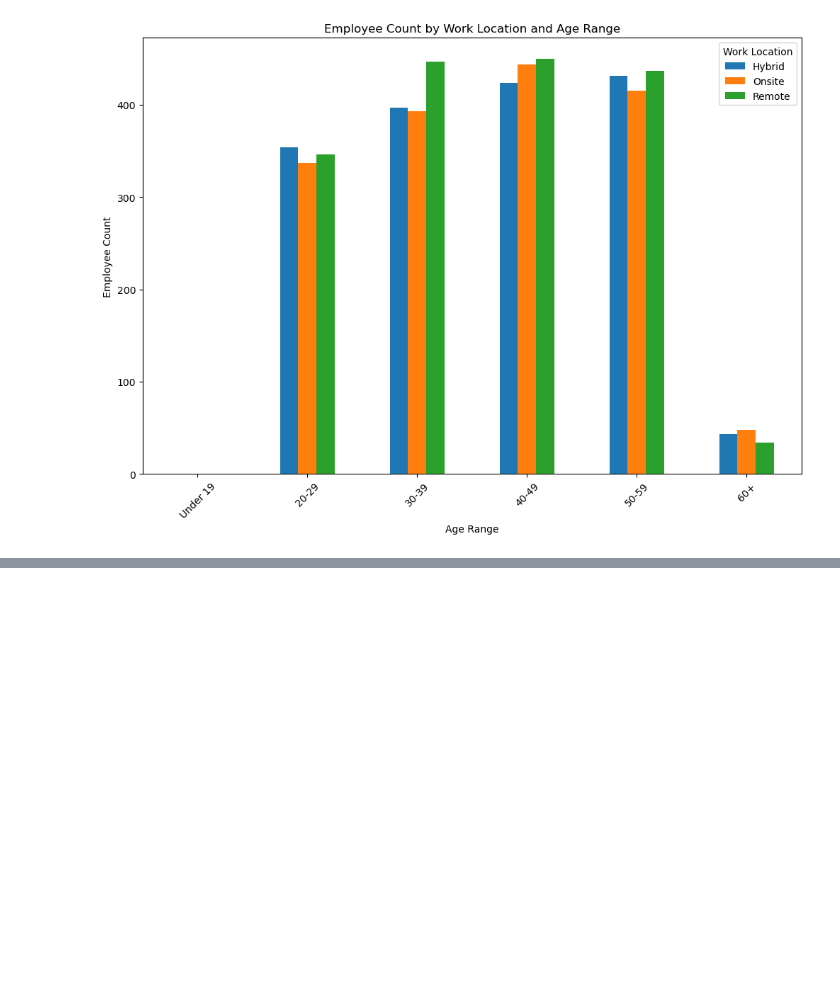
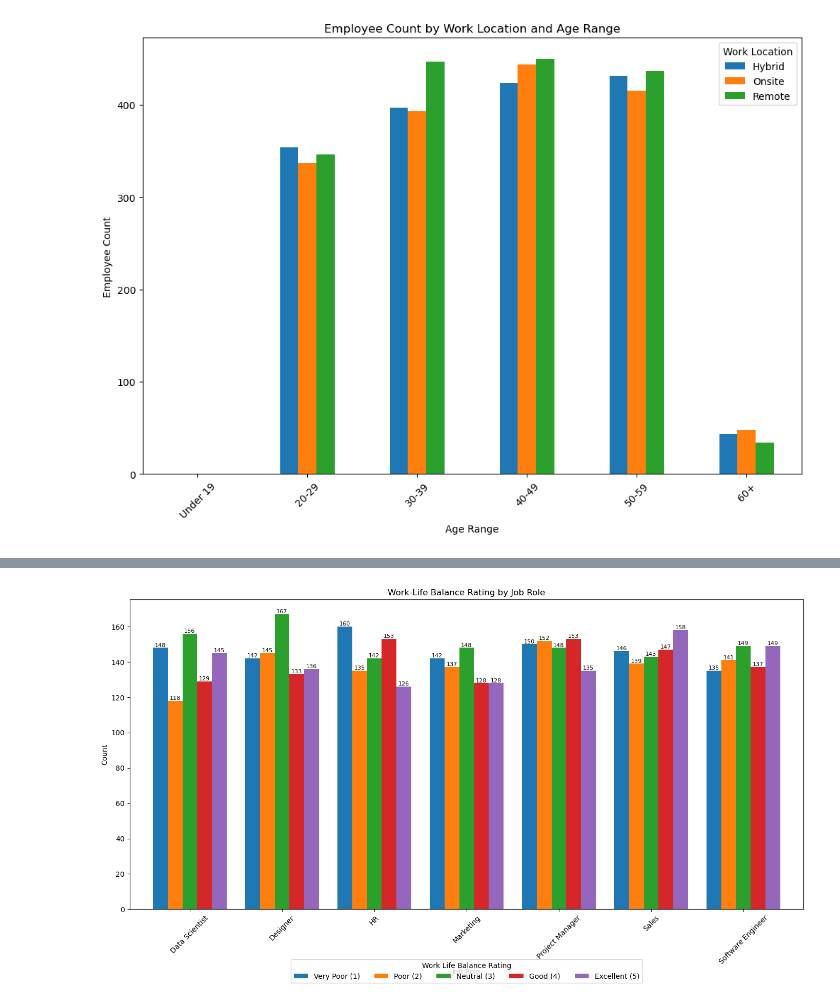
Before and after one commit to wdrossii/Project_1, a Jupyter notebook: Resources/Project_1.ipynb, the cells around one changed output, grey strips where cells are left out. Cells and saved outputs as stored; diff of their text form; code cells hidden in the pictures; blank space fills up the shorter version.

```diff
--- a/Resources/Project_1.ipynb
+++ b/Resources/Project_1.ipynb
@@ -52,0 +100,22 @@ plt.show()
+# %%
+work_life_balance_by_job_role = df.groupby(['Job_Role', 'Work_Life_Balance_Rating']).size().unstack(fill_value=0)
+
+# Plot the side-by-side bar chart
+ax = work_life_balance_by_job_role.plot(kind='bar', figsize=(14, 8), width=0.8)
+plt.title('Work-Life Balance Rating by Job Role')
+plt.xlabel('Job Role')
+plt.ylabel('Count')
+plt.xticks(rotation=45)
+
+# Adding data labels
+for container in ax.containers:
+    ax.bar_label(container, label_type='edge', fontsize=8)
+
+# Position the legend
+plt.legend(title='Work Life Balance Rating', labels=['Very Poor (1)', 'Poor (2)', 'Neutral (3)', 'Good (4)', 'Excellent (5)'],
+           loc='upper center', bbox_to_anchor=(0.5, -0.15), ncol=5)
+
+plt.tight_layout()
+plt.show()
+# %% [output]
+[figure, added]
```
Also changed, not shown: parts of 10 cells of this notebook.
